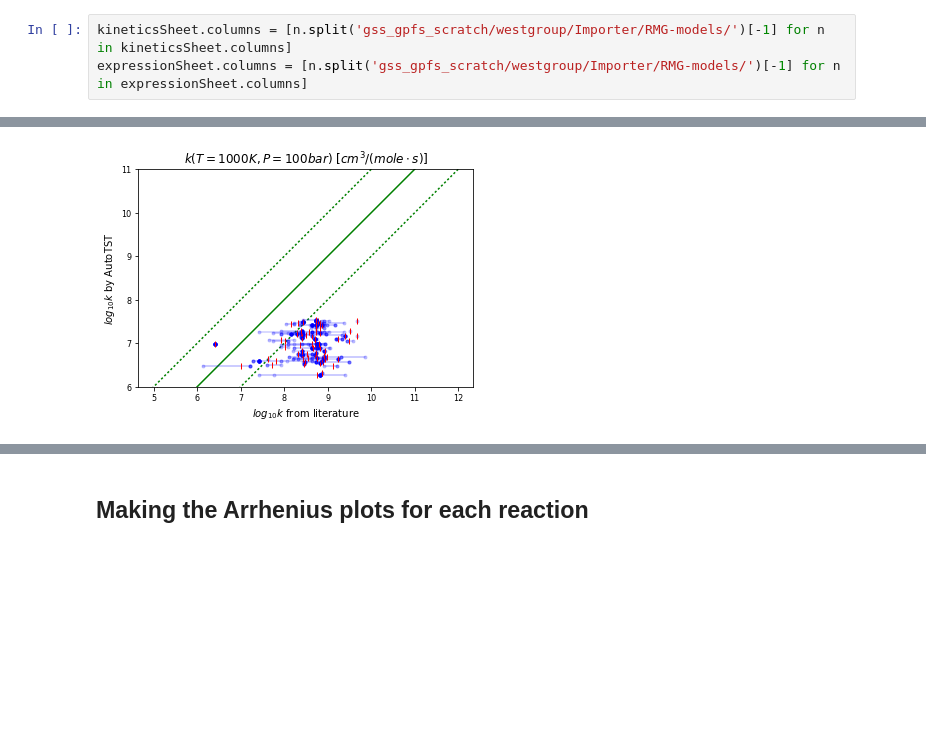
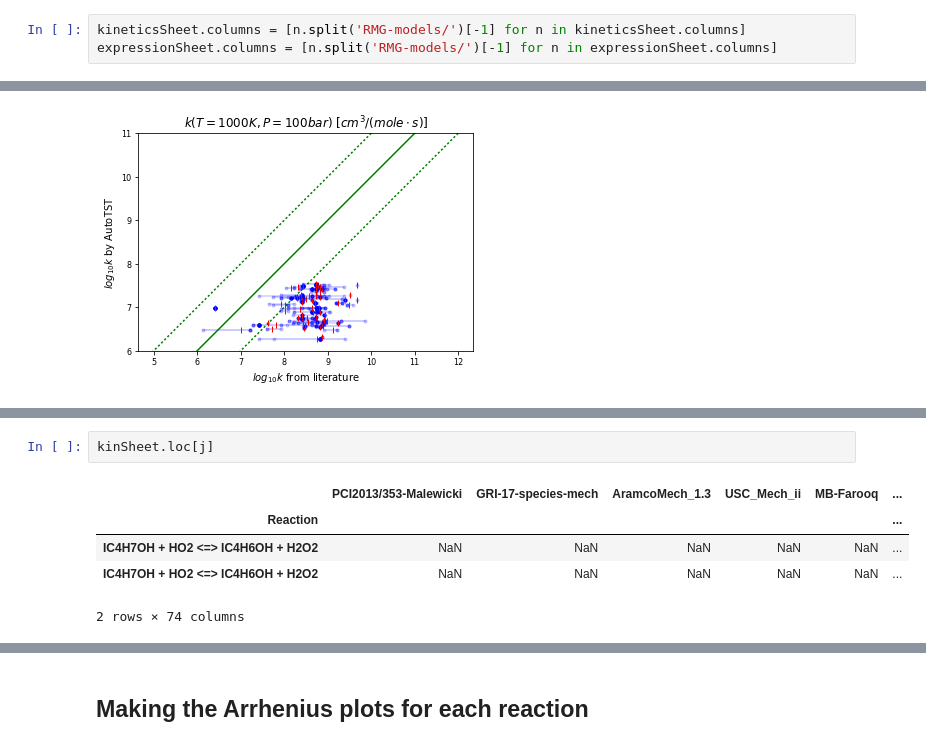
Before and after one commit to C-Underkoffler/OOHAbstraction, a Jupyter notebook: plotOutput.ipynb, the cells around one changed output, grey strips where cells are left out. Cells and saved outputs as stored; diff of their text form; blank space fills up the shorter version.

```diff
--- a/plotOutput.ipynb
+++ b/plotOutput.ipynb
@@ -19,8 +19,8 @@ import rmgpy.kinetics
 kineticsSheet = pd.read_excel('output.xls', sheetname='k-1000K-100bar', header=4).iloc[:,1:-5]
 expressionSheet = pd.read_excel('output.xls', sheetname='k-expressions', header=4).iloc[:,1:]
 # %%
-kineticsSheet.columns = [n.split('gss_gpfs_scratch/westgroup/Importer/RMG-models/')[-1] for n in kineticsSheet.columns]
-expressionSheet.columns = [n.split('gss_gpfs_scratch/westgroup/Importer/RMG-models/')[-1] for n in expressionSheet.columns]
+kineticsSheet.columns = [n.split('RMG-models/')[-1] for n in kineticsSheet.columns]
+expressionSheet.columns = [n.split('RMG-models/')[-1] for n in expressionSheet.columns]
 # %% [markdown]
 ## Making the box plot
 # %%
@@ -98,0 +111,8 @@ ValueError: The truth value of a Series is ambiguous. Use a.empty, a.bool(), a.i
+# %%
+kinSheet.loc[j]
+# %% [output]
+|  | PCI2013/353-Malewicki | GRI-17-species-mech | AramcoMech_1.3 | USC_Mech_ii | MB-Farooq | ... |
+| Reaction |  |  |  |  |  | ... |
+| IC4H7OH + HO2 <=> IC4H6OH + H2O2 | NaN | NaN | NaN | NaN | NaN | ... |
+| IC4H7OH + HO2 <=> IC4H6OH + H2O2 | NaN | NaN | NaN | NaN | NaN | ... |
+2 rows × 74 columns
```
Also changed, not shown: parts of 6 cells of this notebook, 2 other files.
